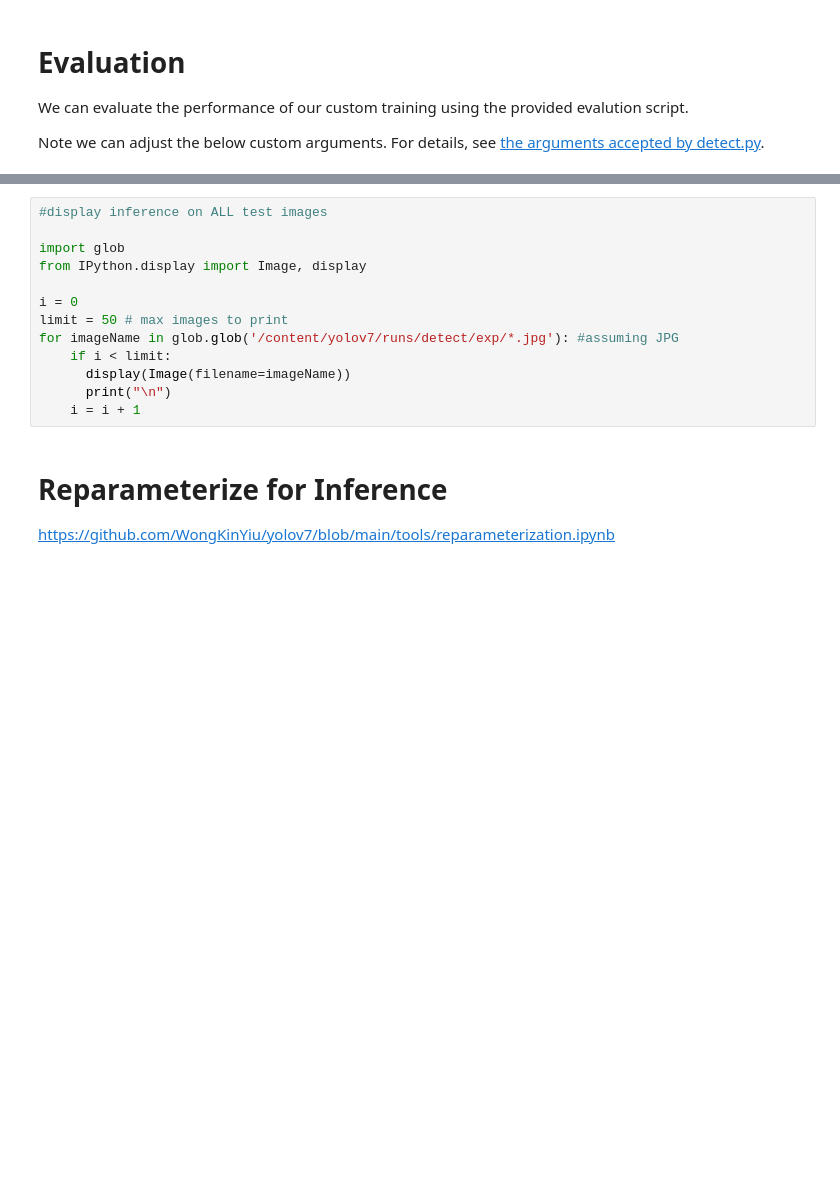
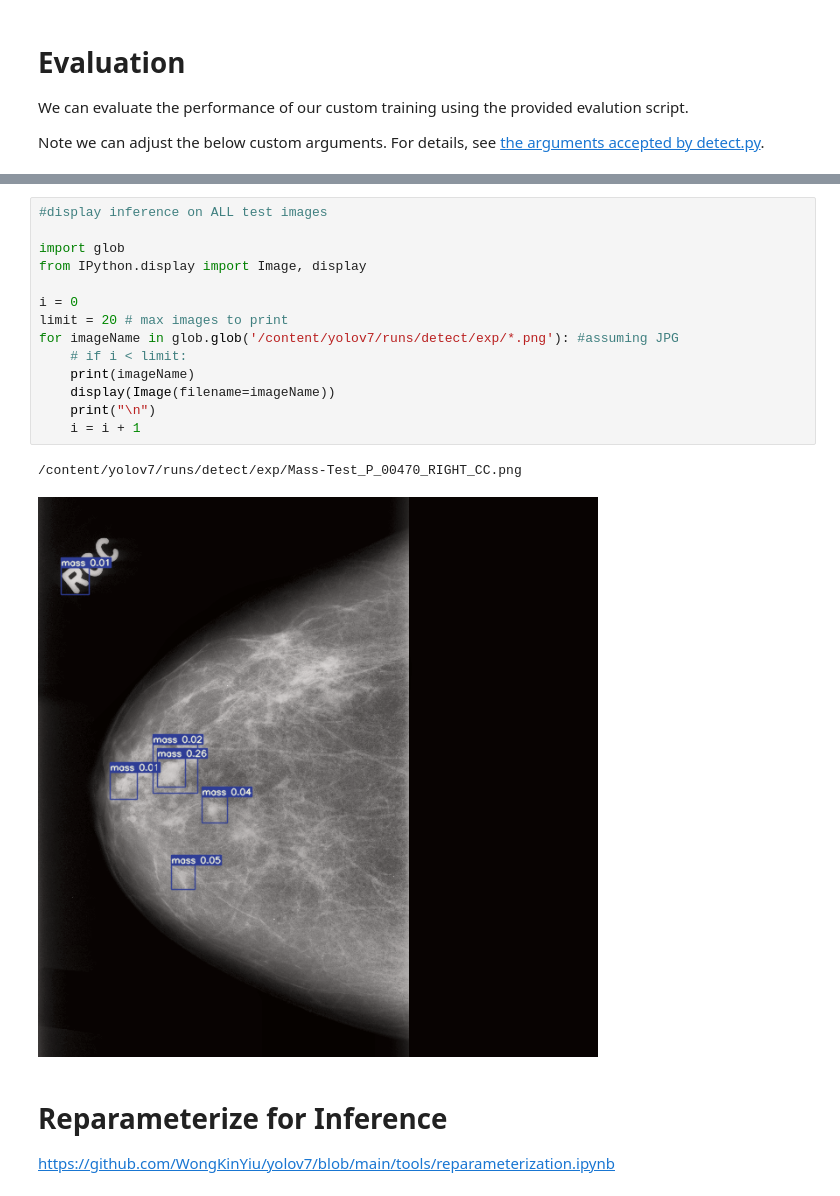
Before and after one commit to KoNGoL/tfm_breast_cancer_detection, a Jupyter notebook: Training_YOLOv7_on_Custom_Data.ipynb, the cells around one changed output, grey strips where cells are left out. Saved outputs shown, nothing was run; the diff lists cells and outputs as text; blank space fills up the shorter version.

```diff
--- a/Training_YOLOv7_on_Custom_Data.ipynb
+++ b/Training_YOLOv7_on_Custom_Data.ipynb
@@ -114,16 +156,20 @@ Note we can adjust the below custom arguments. For details, see [the arguments a
 # %%
 #display inference on ALL test images
 
 import glob
 from IPython.display import Image, display
 
 i = 0
-limit = 50 # max images to print
-for imageName in glob.glob('/content/yolov7/runs/detect/exp/*.jpg'): #assuming JPG
-    if i < limit:
-      display(Image(filename=imageName))
-      print("\n")
+limit = 20 # max images to print
+for imageName in glob.glob('/content/yolov7/runs/detect/exp/*.png'): #assuming JPG
+    # if i < limit:
+    print(imageName)
+    display(Image(filename=imageName))
+    print("\n")
     i = i + 1
+# %% [output]
+/content/yolov7/runs/detect/exp/Mass-Test_P_00470_RIGHT_CC.png
+[figure, added]
 # %% [markdown]
 # Reparameterize for Inference
 
```
Also changed, not shown: parts of 8 cells of this notebook.
